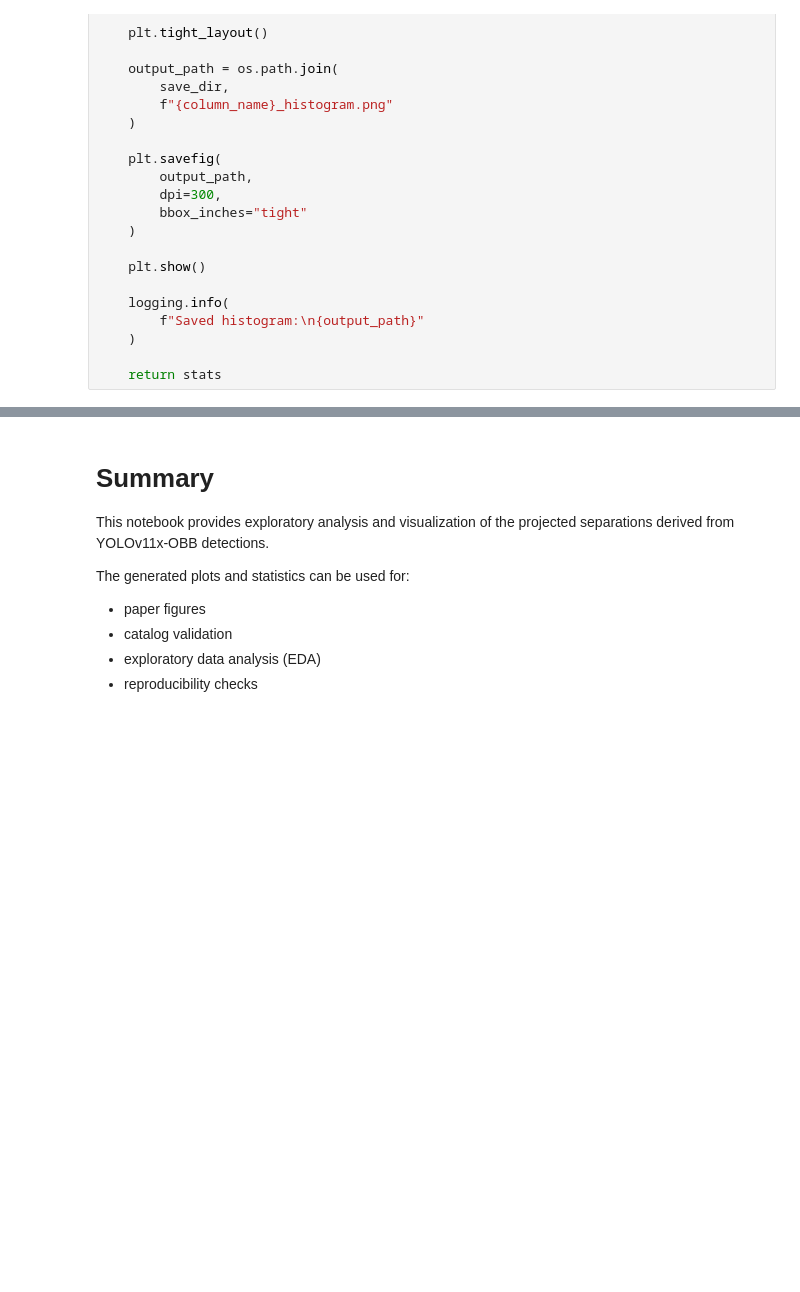
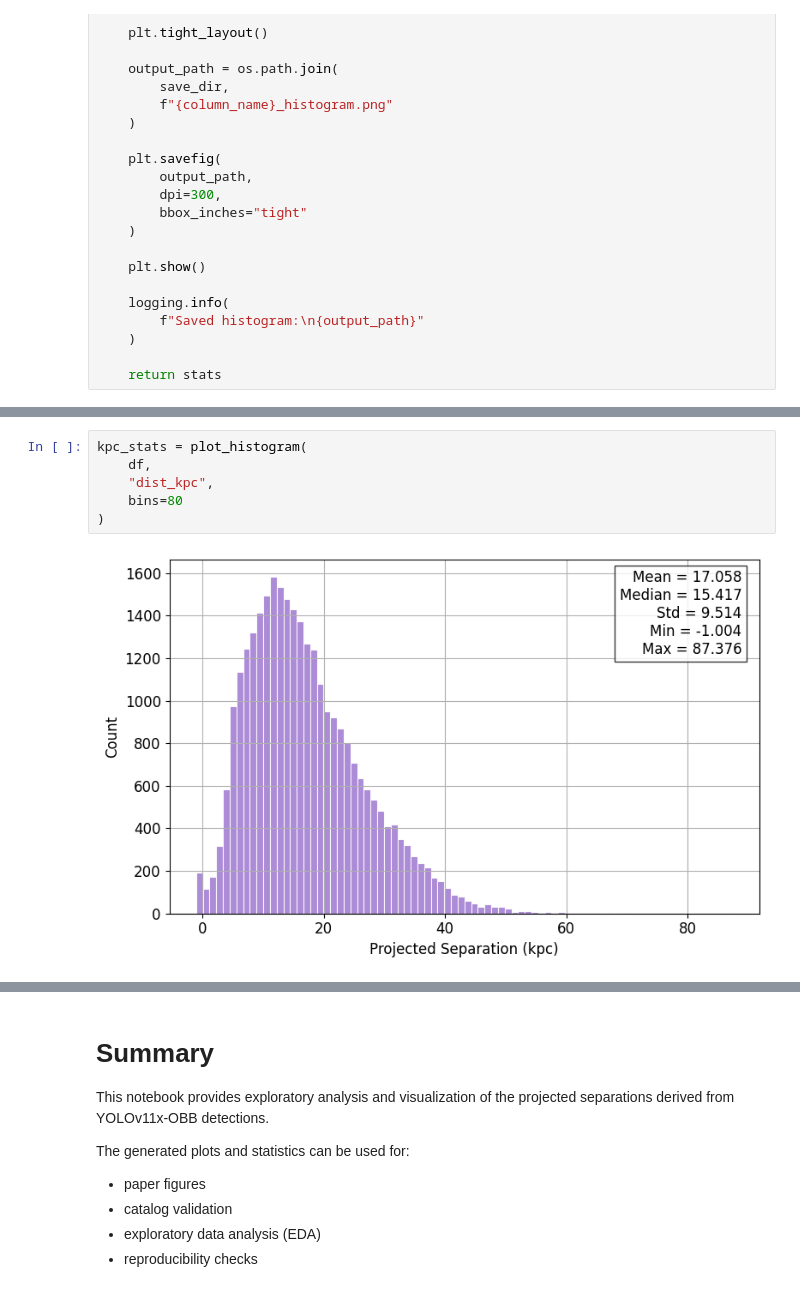
Before and after one commit to BhaveshMukheja/yolo-dagn, a Jupyter notebook: notebooks/projected_separation_analysis.ipynb, the cells around one changed output, grey strips where cells are left out. Saved outputs shown, nothing was run; the diff lists cells and outputs as text; blank space fills up the shorter version.

```diff
--- a/notebooks/projected_separation_analysis.ipynb
+++ b/notebooks/projected_separation_analysis.ipynb
@@ -198,0 +233,8 @@ arcsec_stats = plot_histogram(
+# %%
+kpc_stats = plot_histogram(
+    df,
+    "dist_kpc",
+    bins=80
+)
+# %% [output]
+[figure, added]
```
Also changed, not shown: parts of 9 cells of this notebook, 19 other files.
